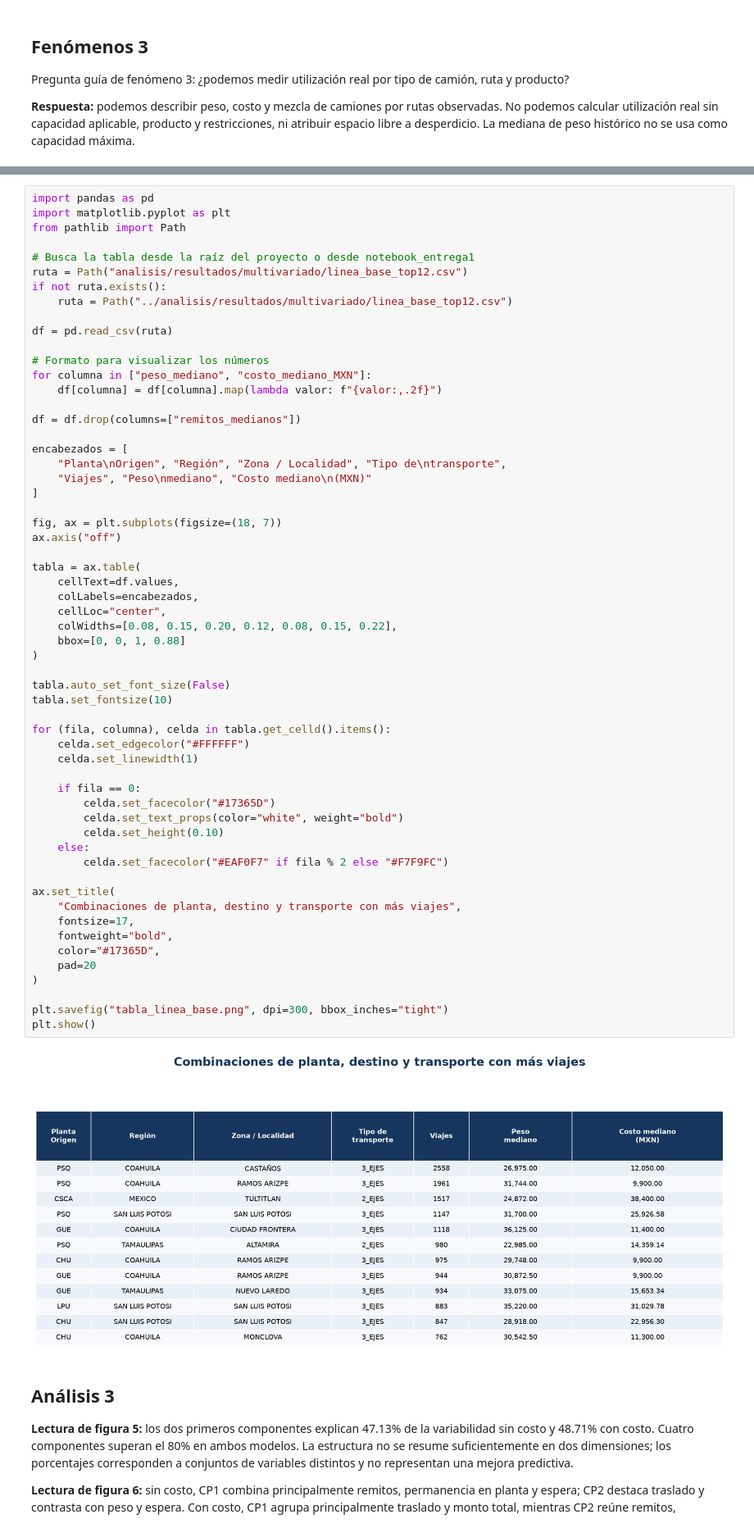
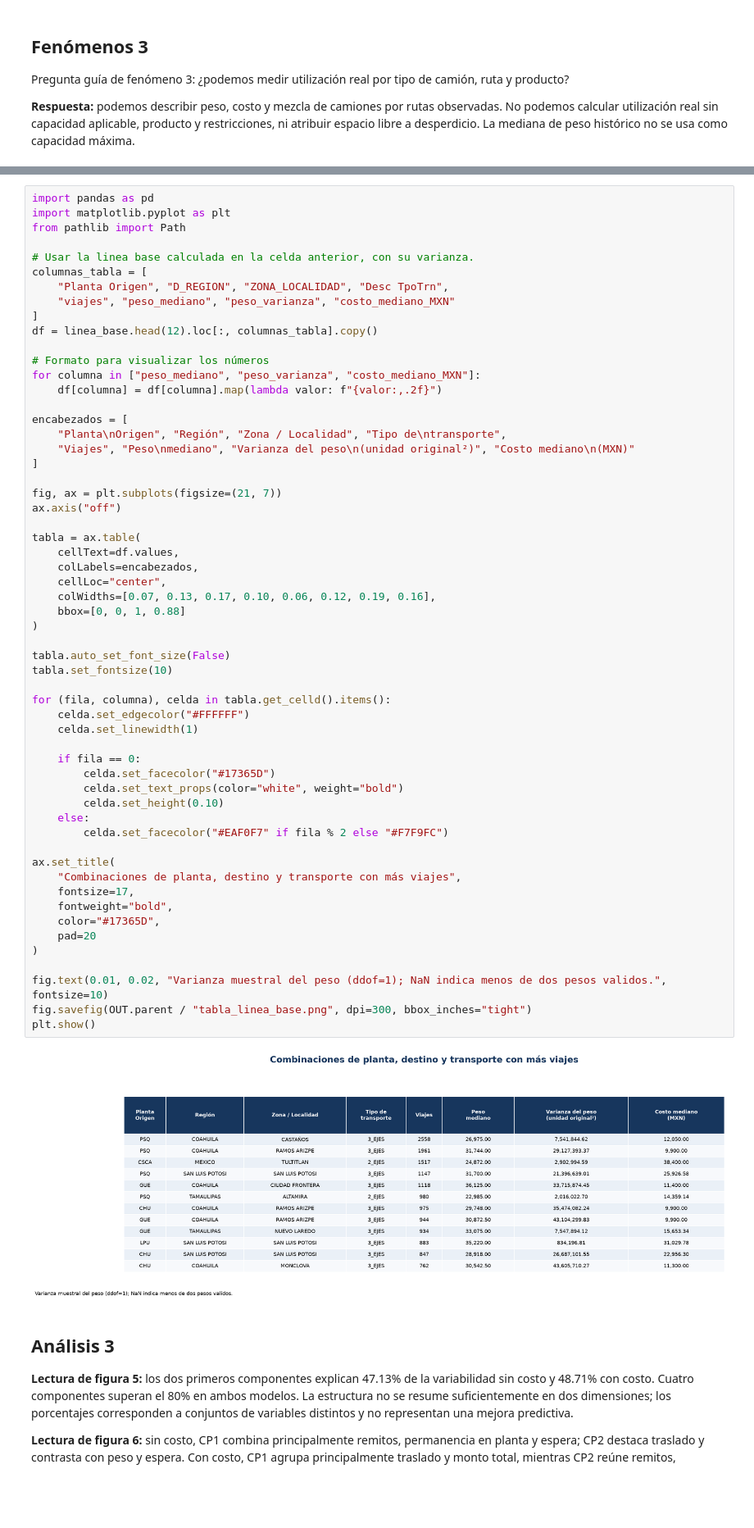
Before and after one commit to An-cell-byte/notebook_entrega1, a Jupyter notebook: Componente_2_Ternium.ipynb, the cells around one changed output, grey strips where cells are left out. Shown at 82% size. Drawn from its saved outputs; the diff is of its cells as text; blank space fills up the shorter version.

```diff
--- a/Componente_2_Ternium.ipynb
+++ b/Componente_2_Ternium.ipynb
@@ -490,61 +584,60 @@ import pandas as pd
 import matplotlib.pyplot as plt
 from pathlib import Path
 
-# Busca la tabla desde la raíz del proyecto o desde notebook_entrega1
-ruta = Path("analisis/resultados/multivariado/linea_base_top12.csv")
-if not ruta.exists():
-    ruta = Path("../analisis/resultados/multivariado/linea_base_top12.csv")
-
-df = pd.read_csv(ruta)
+# Usar la linea base calculada en la celda anterior, con su varianza.
+columnas_tabla = [
+    "Planta Origen", "D_REGION", "ZONA_LOCALIDAD", "Desc TpoTrn",
+    "viajes", "peso_mediano", "peso_varianza", "costo_mediano_MXN"
+]
+df = linea_base.head(12).loc[:, columnas_tabla].copy()
 
 # Formato para visualizar los números
-for columna in ["peso_mediano", "costo_mediano_MXN"]:
+for columna in ["peso_mediano", "peso_varianza", "costo_mediano_MXN"]:
     df[columna] = df[columna].map(lambda valor: f"{valor:,.2f}")
-
-df = df.drop(columns=["remitos_medianos"])
 
 encabezados = [
     "Planta\nOrigen", "Región", "Zona / Localidad", "Tipo de\ntransporte",
-    "Viajes", "Peso\nmediano", "Costo mediano\n(MXN)"
+    "Viajes", "Peso\nmediano", "Varianza del peso\n(unidad original²)", "Costo mediano\n(MXN)"
 ]
 
-fig, ax = plt.subplots(figsize=(18, 7))
+fig, ax = plt.subplots(figsize=(21, 7))
 ax.axis("off")
 
 tabla = ax.table(
     cellText=df.values,
     colLabels=encabezados,
     cellLoc="center",
-    colWidths=[0.08, 0.15, 0.20, 0.12, 0.08, 0.15, 0.22],
+    colWidths=[0.07, 0.13, 0.17, 0.10, 0.06, 0.12, 0.19, 0.16],
     bbox=[0, 0, 1, 0.88]
 )
 
 tabla.auto_set_font_size(False)
 tabla.set_fontsize(10)
 
 for (fila, columna), celda in tabla.get_celld().items():
     celda.set_edgecolor("#FFFFFF")
     celda.set_linewidth(1)
 
     if fila == 0:
         celda.set_facecolor("#17365D")
         celda.set_text_props(color="white", weight="bold")
         celda.set_height(0.10)
     else:
         celda.set_facecolor("#EAF0F7" if fila % 2 else "#F7F9FC")
 
 ax.set_title(
     "Combinaciones de planta, destino y transporte con más viajes",
     fontsize=17,
     fontweight="bold",
     color="#17365D",
     pad=20
 )
 
-plt.savefig("tabla_linea_base.png", dpi=300, bbox_inches="tight")
+fig.text(0.01, 0.02, "Varianza muestral del peso (ddof=1); NaN indica menos de dos pesos validos.", fontsize=10)
+fig.savefig(OUT.parent / "tabla_linea_base.png", dpi=300, bbox_inches="tight")
 plt.show()
 # %% [output]
-[figure, old version]
+[figure, new version]
 # %% [markdown]
 ## Análisis 3
 **Lectura de figura 5:** los dos primeros componentes explican 47.13% de la variabilidad sin costo y 48.71% con costo. Cuatro componentes superan el 80% en ambos modelos. La estructura no se resume suficientemente en dos dimensiones; los porcentajes corresponden a conjuntos de variables distintos y no representan una mejora predictiva.
```
Also changed, not shown: parts of 4 cells of this notebook, 9 other files.
